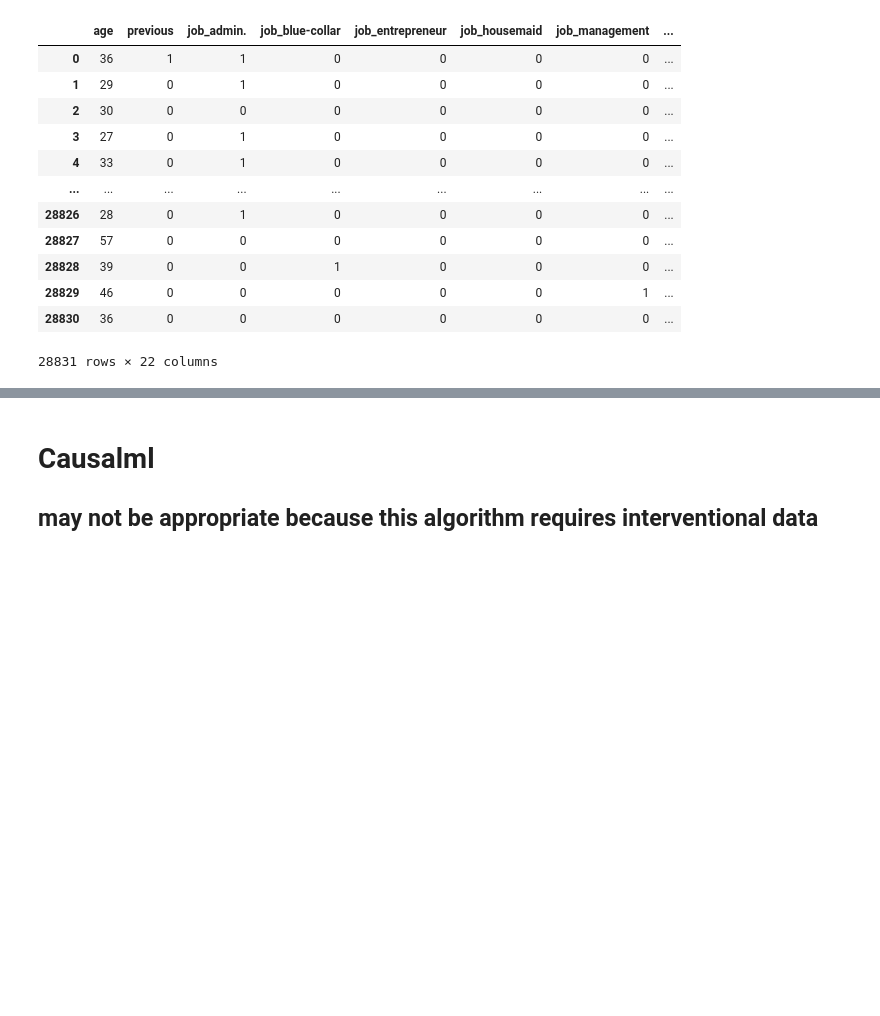
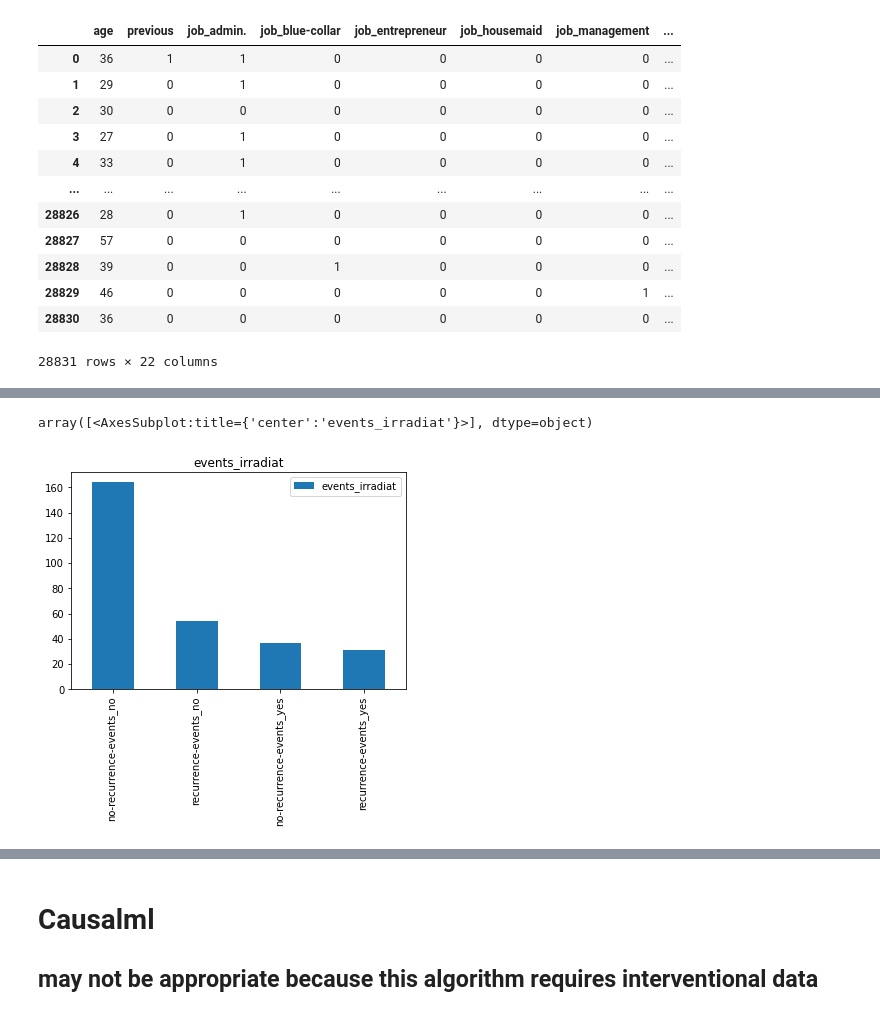
Before and after one commit to Kota28/td_causal-inference, a Jupyter notebook: Comparison among famous causal inference libraries.ipynb, the cells around one changed output, grey strips where cells are left out. Drawn from its saved outputs; the diff is of its cells as text; code cells hidden in the pictures; blank space fills up the shorter version.

```diff
--- a/Comparison among famous causal inference libraries.ipynb
+++ b/Comparison among famous causal inference libraries.ipynb
@@ -876,0 +906,9 @@ ImportError: R Package pcalg is not available.
+# %%
+import pandas as pd
+import numpy as np
+colnames = ['events', 'ages', 'menopause', 'tumor-size', 'inv-nodes',
+           'node-carps', 'deg-malig',
+           'breast', 'beast-quad', 'irradiat']
+df = pd.read_csv("breast-cancer.data", names = colnames, header=None)
+df_select = df[['ages', 'irradiat', 'menopause', 'breast', 'events']]
+df.head()
@@ -876,0 +922,6 @@ ImportError: R Package pcalg is not available.
+# %%
+df['events_irradiat'] = df['events'] + '_' + df['irradiat']
+df[['events_irradiat']].apply(pd.value_counts).plot(kind = 'bar', subplots = True)
+# %% [output]
+array([<AxesSubplot:title={'center':'events_irradiat'}>], dtype=object)
+[figure, added]
```
Also changed, not shown: parts of 63 cells of this notebook.
